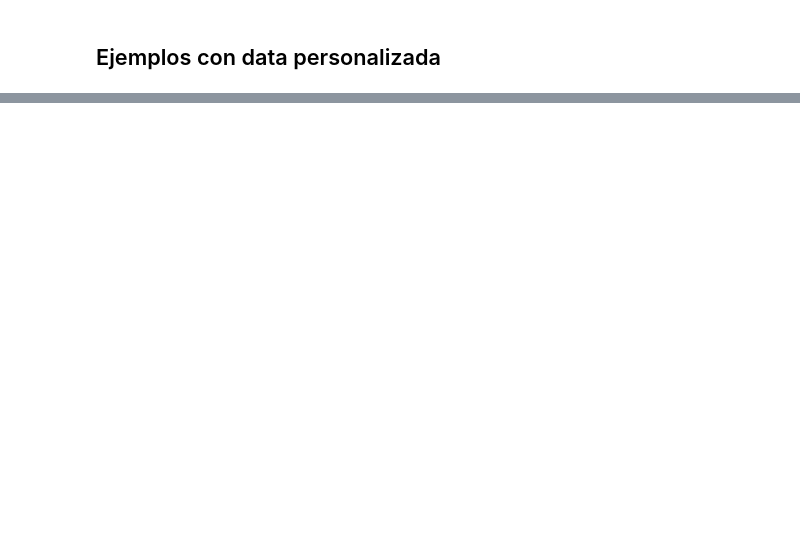
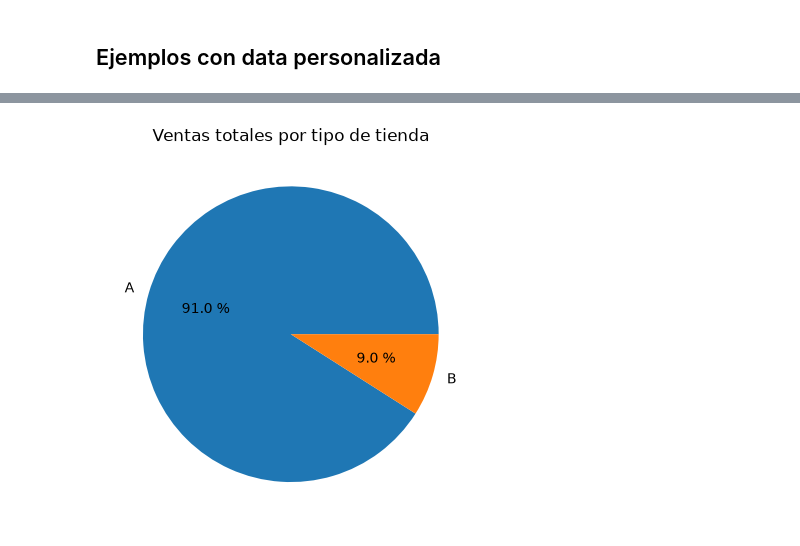
Before and after one commit to marlonleandro/curso-python-analisis, a Jupyter notebook: 10.Pandas_graficos.ipynb, the cells around one changed output, grey strips where cells are left out. Cells and saved outputs as stored; diff of their text form; code cells hidden in the pictures; blank space fills up the shorter version.

```diff
--- a/10.Pandas_graficos.ipynb
+++ b/10.Pandas_graficos.ipynb
@@ -129,12 +220,15 @@ conteo.plot.pie(title="Alumnos por sexo", autopct="%0.1f %%")
 # %%
 # Graficando data de ventas
-sales = pd.read_csv("data\\sales.csv")
+sales = pd.read_csv("./data/sales.csv")
+
 # Agrupando por typo de tienda
 sales_type = sales.groupby("type")
 sales_type_sum = sales_type["weekly_sales"].sum()
 sales_type_sum.plot(kind="pie", autopct="%0.1f %%")
 plt.title("Ventas totales por tipo de tienda")
 plt.ylabel("")
 plt.show()
+# %% [output]
+[figure, added]
 # %%
 # Grafico de barras con data de censo USA 2017 de estados con población mayor a 10M
```
Also changed, not shown: parts of 24 cells of this notebook, 9 other files.
